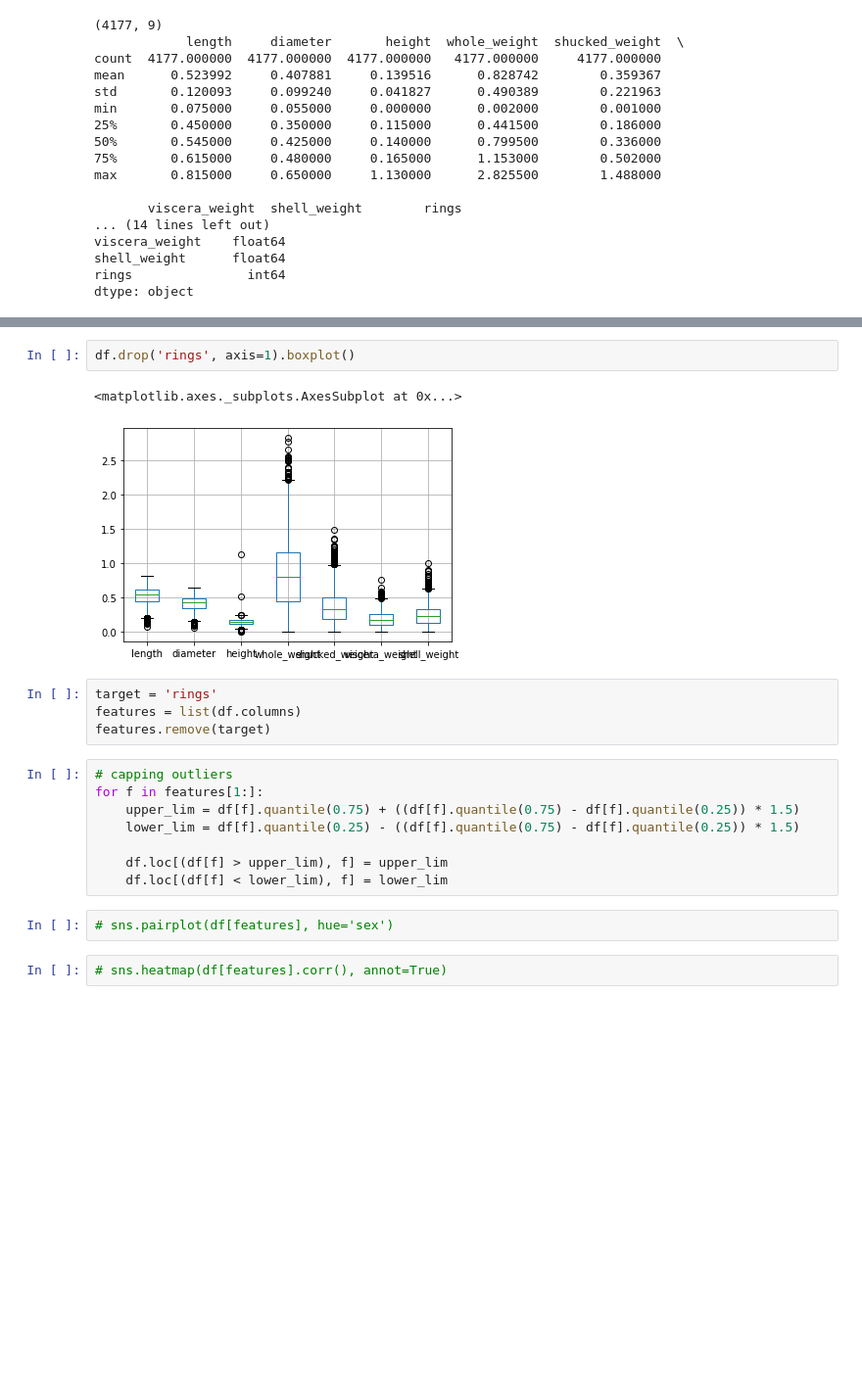
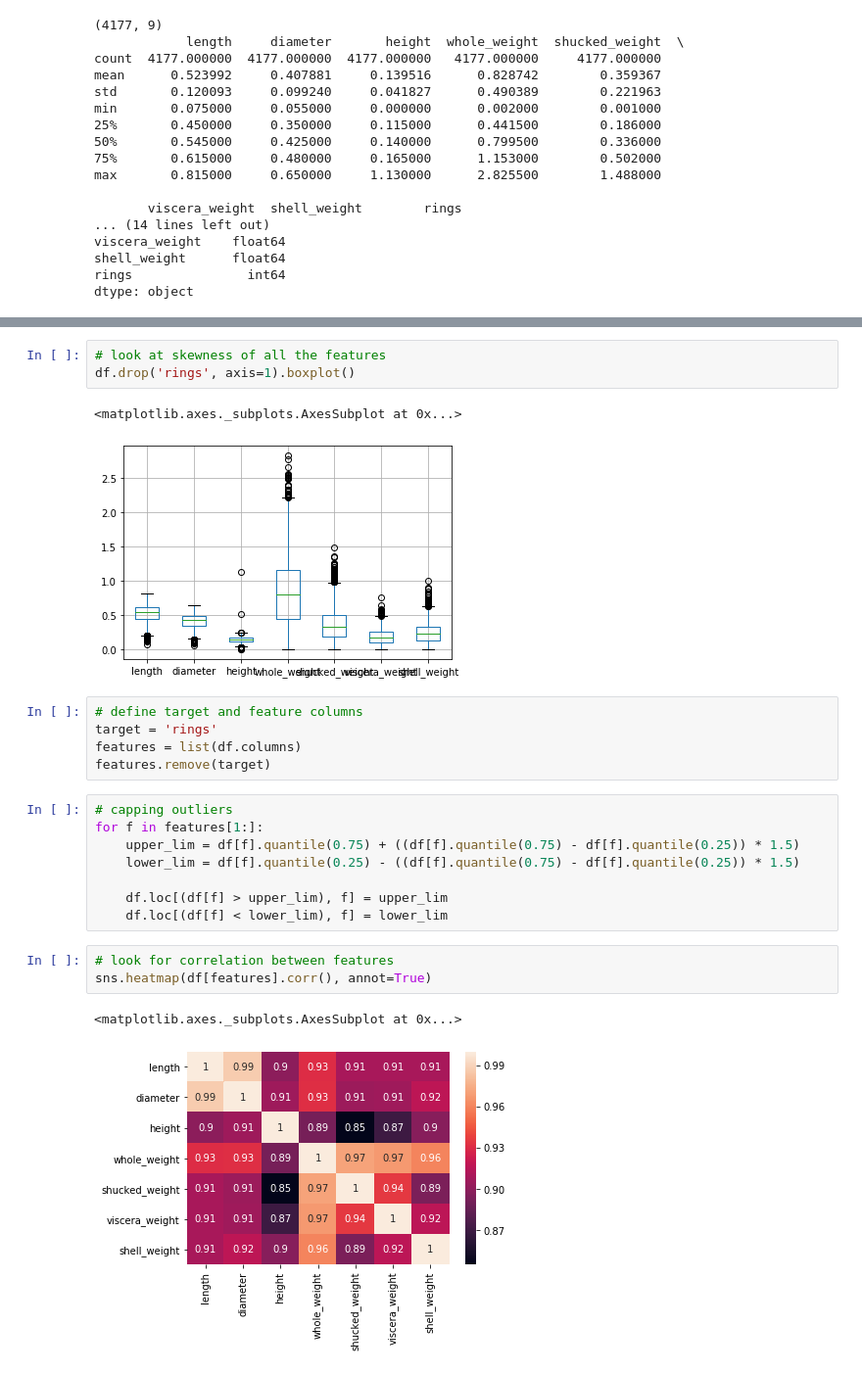
Before and after one commit to khaifahmi99/abalone-age-prediction, a Jupyter notebook: Abalone-Regression.ipynb, the cells around one changed output, grey strips where cells are left out. Shown at 98% size. Saved outputs shown, nothing was run; the diff lists cells and outputs as text; blank space fills up the shorter version.

Commit message:
added correlation matrix

```diff
--- a/Abalone-Regression.ipynb
+++ b/Abalone-Regression.ipynb
@@ -66,9 +72,11 @@ dtype: int64
 # %%
+# look at skewness of all the features
 df.drop('rings', axis=1).boxplot()
 # %% [output]
 <matplotlib.axes._subplots.AxesSubplot at 0x...>
 [figure]
 # %%
+# define target and feature columns
 target = 'rings'
 features = list(df.columns)
 features.remove(target)
@@ -80,7 +88,9 @@ for f in features[1:]:
 
     df.loc[(df[f] > upper_lim), f] = upper_lim
     df.loc[(df[f] < lower_lim), f] = lower_lim
-# %%
-# sns.pairplot(df[features], hue='sex')
 # %%
-# sns.heatmap(df[features].corr(), annot=True)
+# look for correlation between features
+sns.heatmap(df[features].corr(), annot=True)
+# %% [output]
+<matplotlib.axes._subplots.AxesSubplot at 0x...>
+[figure, added]
```
Also changed, not shown: parts of 29 cells of this notebook.
